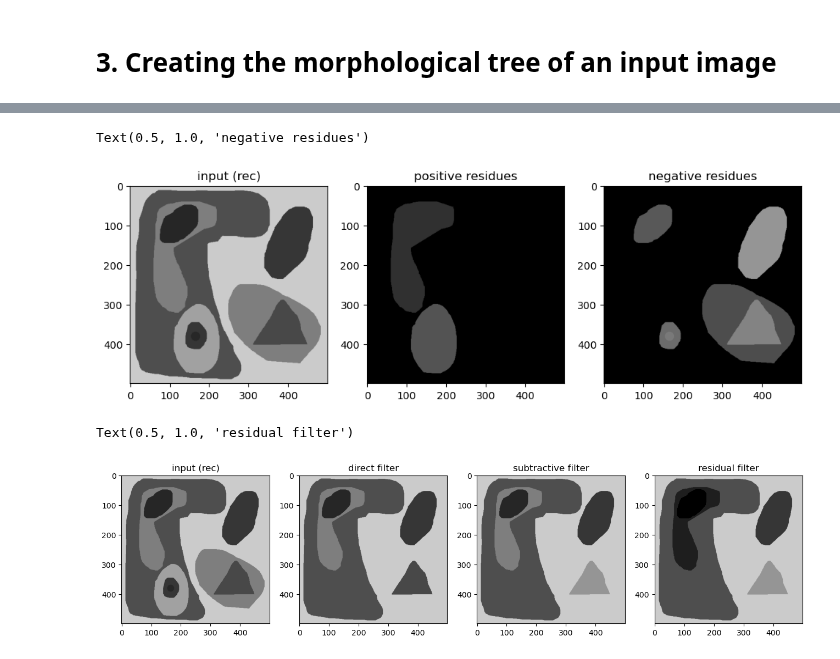
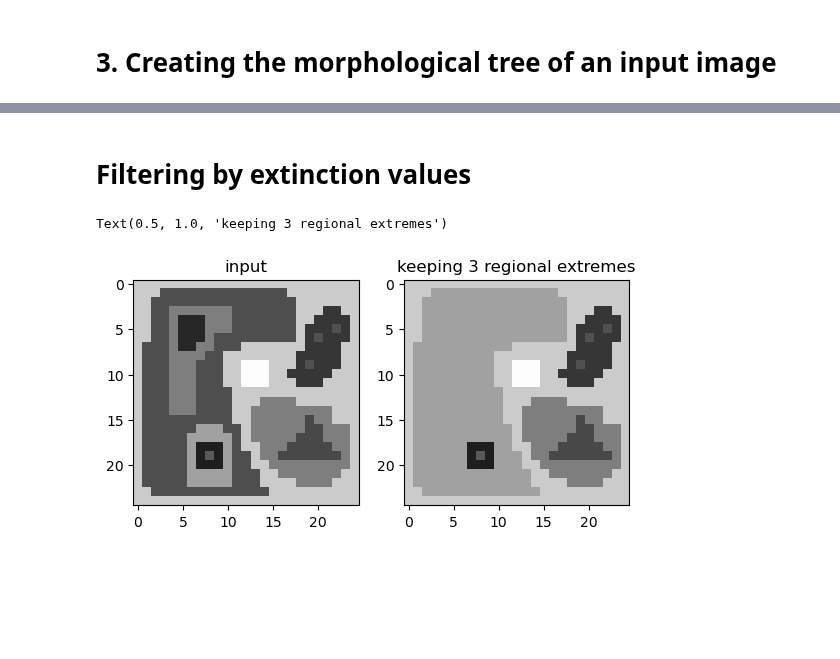
Before and after one commit to wonderalexandre/mmcfilters, a Jupyter notebook: notebooks/SimpleExamples.ipynb, the cells around one changed output, grey strips where cells are left out. Cells and saved outputs as stored; diff of their text form; code cells hidden in the pictures; blank space fills up the shorter version.

```diff
--- a/notebooks/SimpleExamples.ipynb
+++ b/notebooks/SimpleExamples.ipynb
@@ -187,8 +151,9 @@ imgInput = np.array([
 ], dtype=np.uint8)
 (num_rows, num_cols) = imgInput.shape
 
-isMaxtree = True
+isMaxtree = False
 tree = mmcfilters.MorphologicalTree(imgInput, num_rows, num_cols, isMaxtree)
+Type = mmcfilters.Attribute.Type
 
 showLevelSets(imgInput)
 print("\n\n")
@@ -372,60 +338,19 @@ Text(0.5, 1.0, 'attribute filter (tos)')
+# %% [markdown]
+# Filtering by extinction values
 # %%
-attr_type = dic['BOX_HEIGHT']
-max_threshold = 300
-attr_tos = attrs_tos[:,attr_type]
-deltaMSER=5
-primitives = mmcfilters.AttributeOpeningPrimitivesFamily(tos, attr_tos, max_threshold)
+attrValue = mmcfilters.Attribute.computeSingleAttribute(tree, Type.GRAY_HEIGHT)
+attFilter = mmcfilters.AttributeFilters(tree)
 
-rtree = mmcfilters.ResidualTree(primitives)
-imgRest = primitives.restOfImage
-imgRec = rtree.reconstruction()
-imgPos = rtree.getPositiveResidues()
-imgNeg = rtree.getNegativeResidues()
+numLeafToKeep = 3 #mantem numLeafToKeep folhas com maiores valores de extinção
+imgFiltered = attFilter.filteringByExtinctionValue(attrValue, numLeafToKeep)
 
-plt.subplot(1,4, 1)
-plt.imshow(imgRec.reshape(num_rows, num_cols), cmap='gray', vmax=255, vmin=0)
-plt.title('input (rec)')
+plt.subplot(1,2, 1)
+plt.imshow(imgInput, cmap='gray', vmax=255, vmin=0)
+plt.title('input')
 
-plt.subplot(1,4, 2)
-plt.imshow(imgPos.reshape(num_rows, num_cols), cmap='gray', vmax=255, vmin=0)
-plt.title('positive residues')
-
-plt.subplot(1,4, 3)
-plt.imshow(imgNeg.reshape(num_rows, num_cols), cmap='gray', vmax=255, vmin=0)
-plt.title('negative residues')
+plt.subplot(1,2, 2)
+plt.imshow(imgFiltered.reshape(num_rows, num_cols), cmap='gray', vmax=255, vmin=0)
+plt.title('keeping 3 regional extremes')
 # %% [output]
-Text(0.5, 1.0, 'negative residues')
+Text(0.5, 1.0, 'keeping 3 regional extremes')
-[figure, old version]
+[figure, new version]
-# %%
-attr_type = dic['HU_MOMENT_1_INERTIA']
-threshold = 0.18
-att_tos = attrs_tos[:,attr_type]
-
-filterToS = mmcfilters.AttributeFilters(tos)
-imgAttrFilter = filterToS.filteringDirectRule(att_tos > threshold)
-imgAttrSub = filterToS.filteringSubtractiveRule(att_tos > threshold)
-
-rtree = mmcfilters.ResidualTree(primitives)
-imgResFilter = rtree.filtering(att_tos > threshold)
-
-imgRec = rtree.reconstruction()
-
-plt.subplot(1,4, 1)
-plt.imshow(imgRec.reshape(num_rows, num_cols), cmap='gray', vmax=255, vmin=0)
-plt.title('input (rec)')
-
-plt.subplot(1,4, 2)
-plt.imshow(imgAttrFilter.reshape(num_rows, num_cols), cmap='gray', vmax=255, vmin=0)
-plt.title('direct filter')
-
-plt.subplot(1,4, 3)
-plt.imshow(imgAttrSub.reshape(num_rows, num_cols), cmap='gray', vmax=255, vmin=0)
-plt.title('subtractive filter')
-
-
-plt.subplot(1,4, 4)
-plt.imshow(imgResFilter.reshape(num_rows, num_cols), cmap='gray', vmax=255, vmin=0)
-plt.title('residual filter')
-# %% [output]
-Text(0.5, 1.0, 'residual filter')
-[figure, removed]
```
Also changed, not shown: parts of 21 cells of this notebook, 9 other files.
